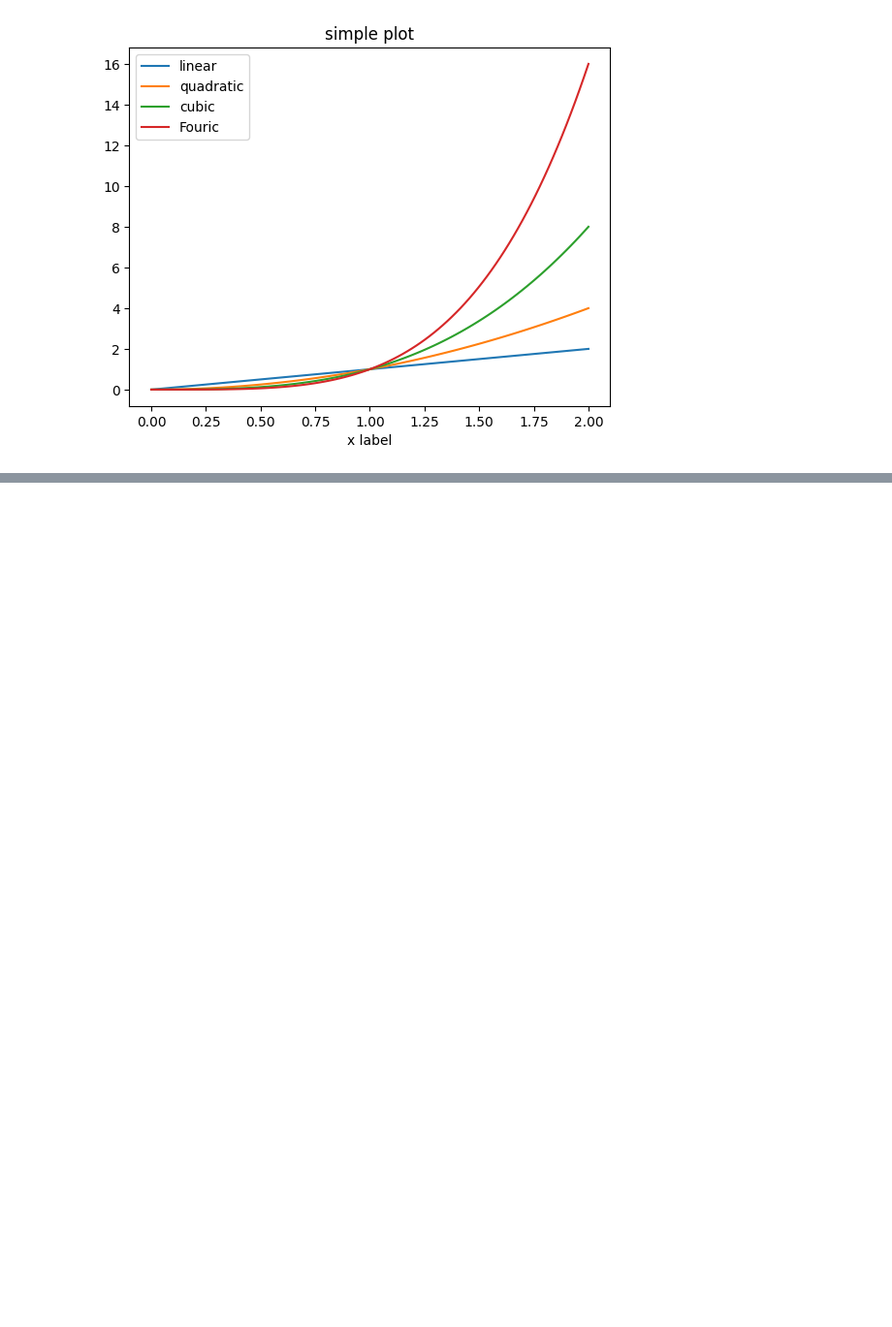
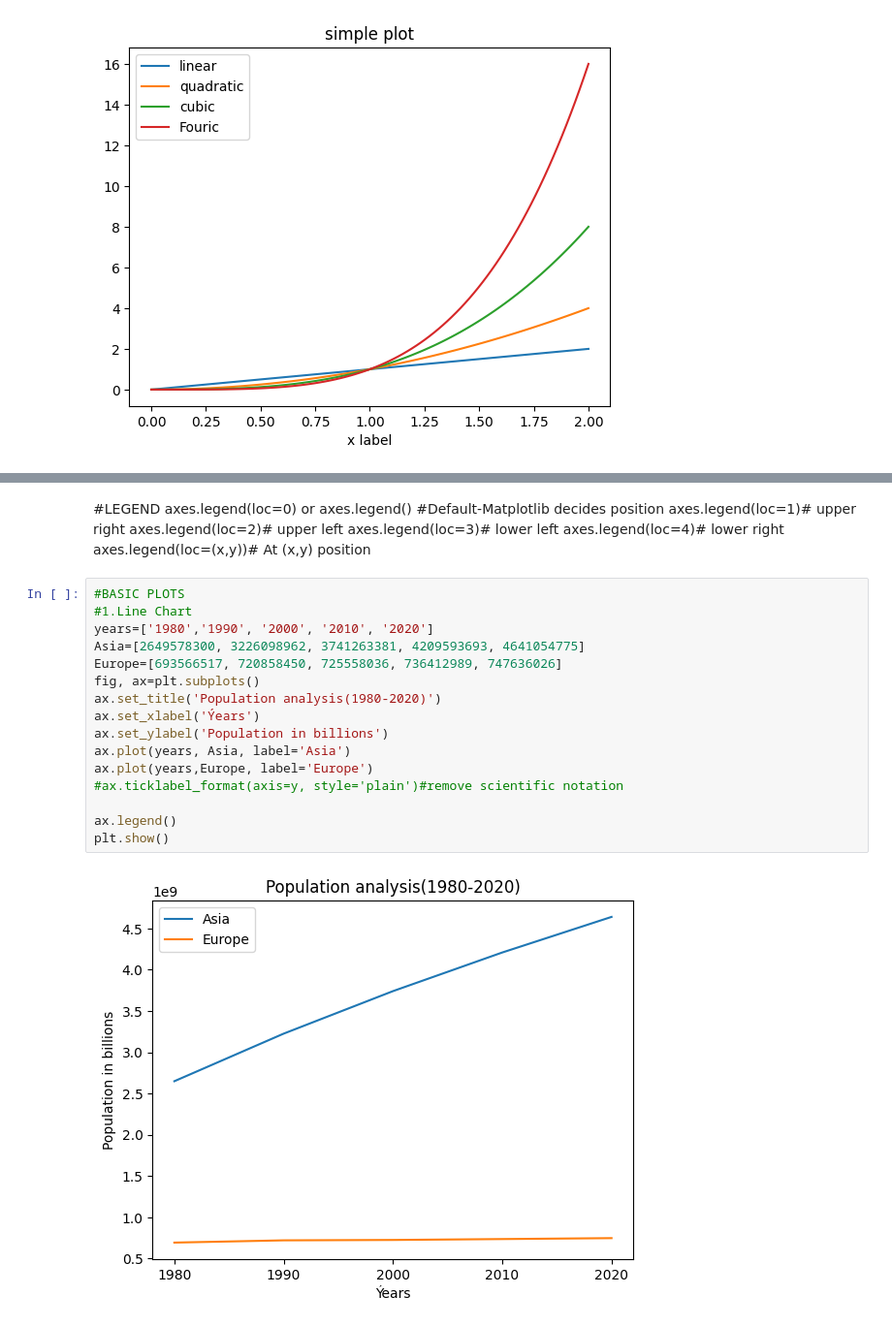
Before and after one commit to LangatMark/DataScience, a Jupyter notebook: trial/data visualization with Matplotlib, seaborn.ipynb, the cells around one changed output, grey strips where cells are left out. Shown at 97% size. Drawn from its saved outputs; the diff is of its cells as text; blank space fills up the shorter version.

```diff
--- a/trial/data visualization with Matplotlib, seaborn.ipynb
+++ b/trial/data visualization with Matplotlib, seaborn.ipynb
@@ -182,0 +215,26 @@ plt.show()
+# %% [markdown]
+#LEGEND
+axes.legend(loc=0) or axes.legend() #Default-Matplotlib decides position
+axes.legend(loc=1)# upper right
+axes.legend(loc=2)# upper left
+axes.legend(loc=3)# lower left
+axes.legend(loc=4)# lower right
+axes.legend(loc=(x,y))# At (x,y) position
+# %%
+#BASIC PLOTS
+#1.Line Chart
+years=['1980','1990', '2000', '2010', '2020']
+Asia=[2649578300, 3226098962, 3741263381, 4209593693, 4641054775]
+Europe=[693566517, 720858450, 725558036, 736412989, 747636026]
+fig, ax=plt.subplots()
+ax.set_title('Population analysis(1980-2020)')
+ax.set_xlabel('Ýears')
+ax.set_ylabel('Population in billions')
+ax.plot(years, Asia, label='Asia')
+ax.plot(years,Europe, label='Europe')
+#ax.ticklabel_format(axis=y, style='plain')#remove scientific notation
+
+ax.legend()
+plt.show()
+# %% [output]
+[figure, added]
```
Also changed, not shown: parts of 16 cells of this notebook, 7 other files.
